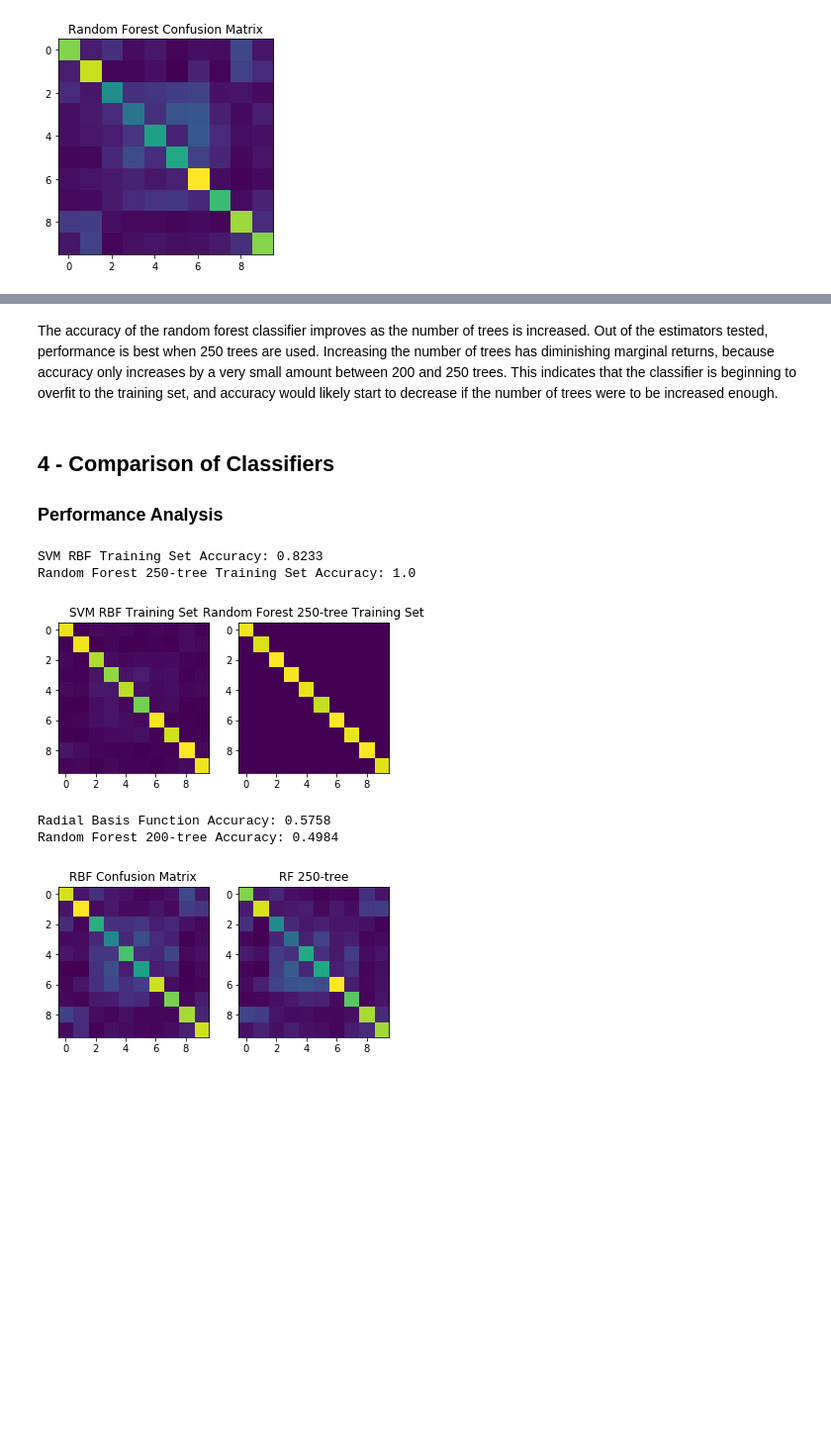
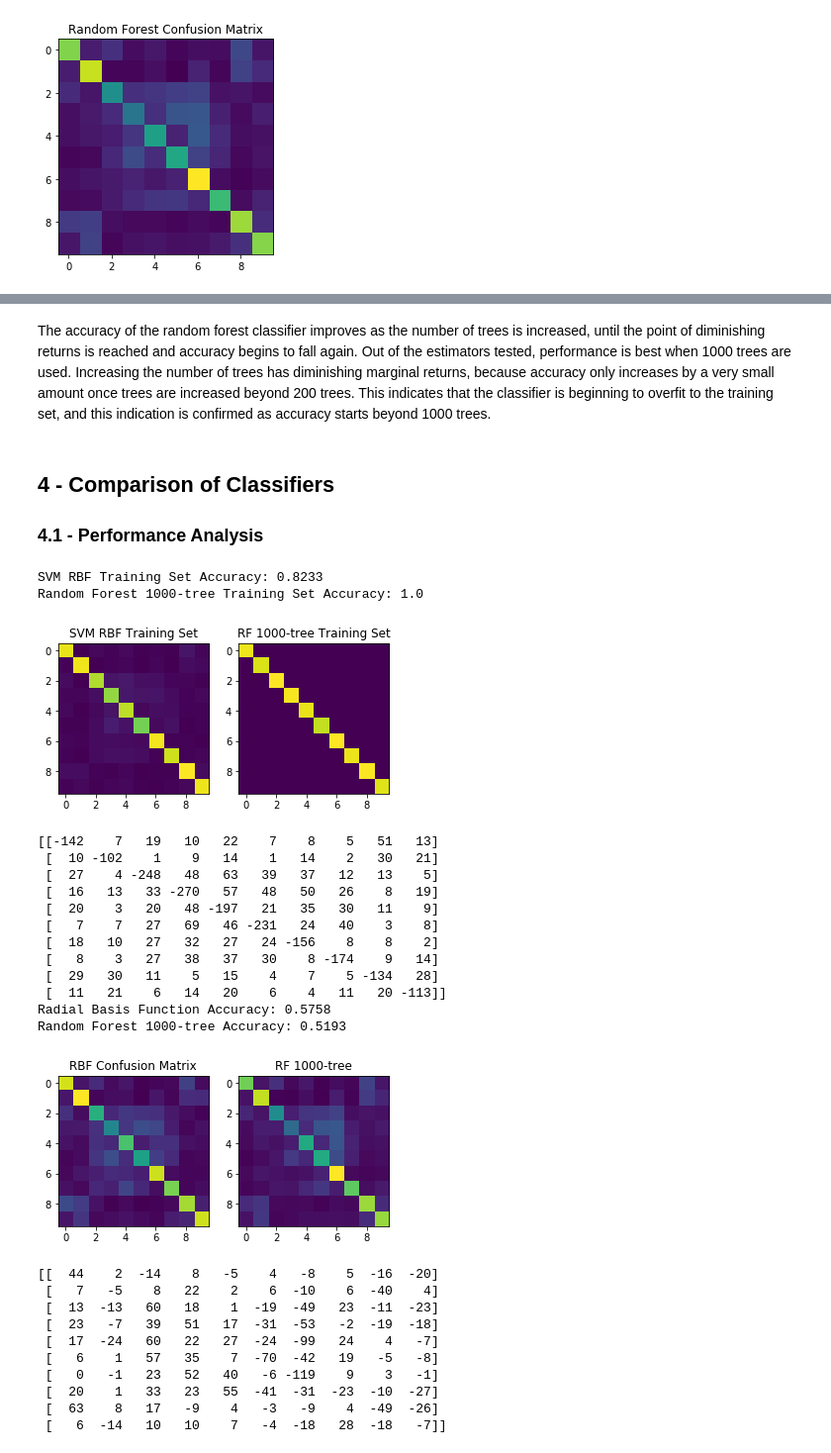
Before and after one commit to alexanderhale/ECSE415, a Jupyter notebook: Assignment_4/A4_Classifiers.ipynb, the cells around one changed output, grey strips where cells are left out. Shown at 99% size. Saved outputs shown, nothing was run; the diff lists cells and outputs as text; code cells hidden in the pictures; blank space fills up the shorter version.

```diff
--- a/Assignment_4/A4_Classifiers.ipynb
+++ b/Assignment_4/A4_Classifiers.ipynb
@@ -72,7 +72,7 @@ testMeanIntensityValues = np.empty((10000, 3))
 for index, (image, testImage) in enumerate(zip(imageData, testImageData)):
     for layer in range(3):
         meanIntensityValues[index][layer] = np.mean(image[:][:][layer])
-        testMeanIntensityValues[index][layer] = np.mean(testImageData[:][:][layer])
+        testMeanIntensityValues[index][layer] = np.mean(testImage[:][:][layer])
 print(meanIntensityValues.shape)
 print(testMeanIntensityValues.shape)
 # %% [output]
@@ -198,29 +263,55 @@ Random Forest 250-tree Accuracy: 0.4984
 # %% [markdown]
-The accuracy of the random forest classifier improves as the number of trees is increased. Out of the estimators tested, performance is best when 250 trees are used. Increasing the number of trees has diminishing marginal returns, because accuracy only increases by a very small amount between 200 and 250 trees. This indicates that the classifier is beginning to overfit to the training set, and accuracy would likely start to decrease if the number of trees were to be increased enough.
+The accuracy of the random forest classifier improves as the number of trees is increased, until the point of diminishing returns is reached and accuracy begins to fall again. Out of the estimators tested, performance is best when 1000 trees are used. Increasing the number of trees has diminishing marginal returns, because accuracy only increases by a very small amount once trees are increased beyond 200 trees. This indicates that the classifier is beginning to overfit to the training set, and this indication is confirmed as accuracy starts beyond 1000 trees.
 # %% [markdown]
 ## 4 - Comparison of Classifiers
-### Performance Analysis
+### 4.1 - Performance Analysis
 # %%
 # predictions on training set for both classifiers
 svm_rbf_trn_predictions = svm_rbf.predict(X_trn_hog)
-rf250_trn_predictions = rf250.predict(X_trn_hog)
+rf1000_trn_predictions = rf1000.predict(X_trn_hog)
 print('SVM RBF Training Set Accuracy: {}'.format(accuracy_score(Y_trn, svm_rbf_trn_predictions)))
-print('Random Forest 250-tree Training Set Accuracy: {}'.format(accuracy_score(Y_trn, rf250_trn_predictions)))
-plt.subplot(121), plt.imshow(confusion_matrix(svm_rbf_trn_predictions, Y_trn)), plt.title('SVM RBF Training Set')
-plt.subplot(122), plt.imshow(confusion_matrix(rf250_trn_predictions, Y_trn)), plt.title('Random Forest 250-tree Training Set')
+print('Random Forest 1000-tree Training Set Accuracy: {}'.format(accuracy_score(Y_trn, rf1000_trn_predictions)))
+plt.subplot(121), plt.imshow(confusion_matrix(Y_trn, svm_rbf_trn_predictions)), plt.title('SVM RBF Training Set')
+plt.subplot(122), plt.imshow(confusion_matrix(Y_trn, rf1000_trn_predictions)), plt.title('RF 1000-tree Training Set')
 plt.show()
+
+# compare confusion matrices
+print(np.subtract(confusion_matrix(Y_trn, svm_rbf_trn_predictions), confusion_matrix(Y_trn, rf1000_trn_predictions)))
 
 # re-print test set results for convenience
 print('Radial Basis Function Accuracy: {}'.format(accuracy_score(Y_test, rbf_predictions)))
-print('Random Forest 250-tree Accuracy: {}'.format(accuracy_score(Y_test, rf250_predictions)))
-plt.subplot(121), plt.imshow(confusion_matrix(hog_predictions, Y_test)), plt.title('RBF Confusion Matrix')
-plt.subplot(122), plt.imshow(confusion_matrix(rf250_predictions, Y_test)), plt.title('RF 250-tree')
+print('Random Forest 1000-tree Accuracy: {}'.format(accuracy_score(Y_test, rf1000_predictions)))
+plt.subplot(121), plt.imshow(confusion_matrix(Y_test, hog_predictions)), plt.title('RBF Confusion Matrix')
+plt.subplot(122), plt.imshow(confusion_matrix(Y_test, rf1000_predictions)), plt.title('RF 1000-tree')
 plt.show()
+
+# compare confusion matrices
+print(np.subtract(confusion_matrix(Y_test, hog_predictions), confusion_matrix(Y_test, rf1000_predictions)))
 # %% [output]
 SVM RBF Training Set Accuracy: 0.8233
-Random Forest 250-tree Training Set Accuracy: 1.0
+Random Forest 1000-tree Training Set Accuracy: 1.0
-[figure, old version]
+[figure, new version]
+[[-142    7   19   10   22    7    8    5   51   13]
+ [  10 -102    1    9   14    1   14    2   30   21]
+ [  27    4 -248   48   63   39   37   12   13    5]
+ [  16   13   33 -270   57   48   50   26    8   19]
+ [  20    3   20   48 -197   21   35   30   11    9]
+ [   7    7   27   69   46 -231   24   40    3    8]
+ [  18   10   27   32   27   24 -156    8    8    2]
+ [   8    3   27   38   37   30    8 -174    9   14]
+ [  29   30   11    5   15    4    7    5 -134   28]
+ [  11   21    6   14   20    6    4   11   20 -113]]
 Radial Basis Function Accuracy: 0.5758
-Random Forest 200-tree Accuracy: 0.4984
+Random Forest 1000-tree Accuracy: 0.5193
-[figure, old version]
+[figure, new version]
+[[  44    2  -14    8   -5    4   -8    5  -16  -20]
+ [   7   -5    8   22    2    6  -10    6  -40    4]
+ [  13  -13   60   18    1  -19  -49   23  -11  -23]
+ [  23   -7   39   51   17  -31  -53   -2  -19  -18]
+ [  17  -24   60   22   27  -24  -99   24    4   -7]
+ [   6    1   57   35    7  -70  -42   19   -5   -8]
+ [   0   -1   23   52   40   -6 -119    9    3   -1]
+ [  20    1   33   23   55  -41  -31  -23  -10  -27]
+ [  63    8   17   -9    4   -3   -9    4  -49  -26]
+ [   6  -14   10   10    7   -4  -18   28  -18   -7]]
 # %% [markdown]
```
Also changed, not shown: parts of 24 cells of this notebook.
